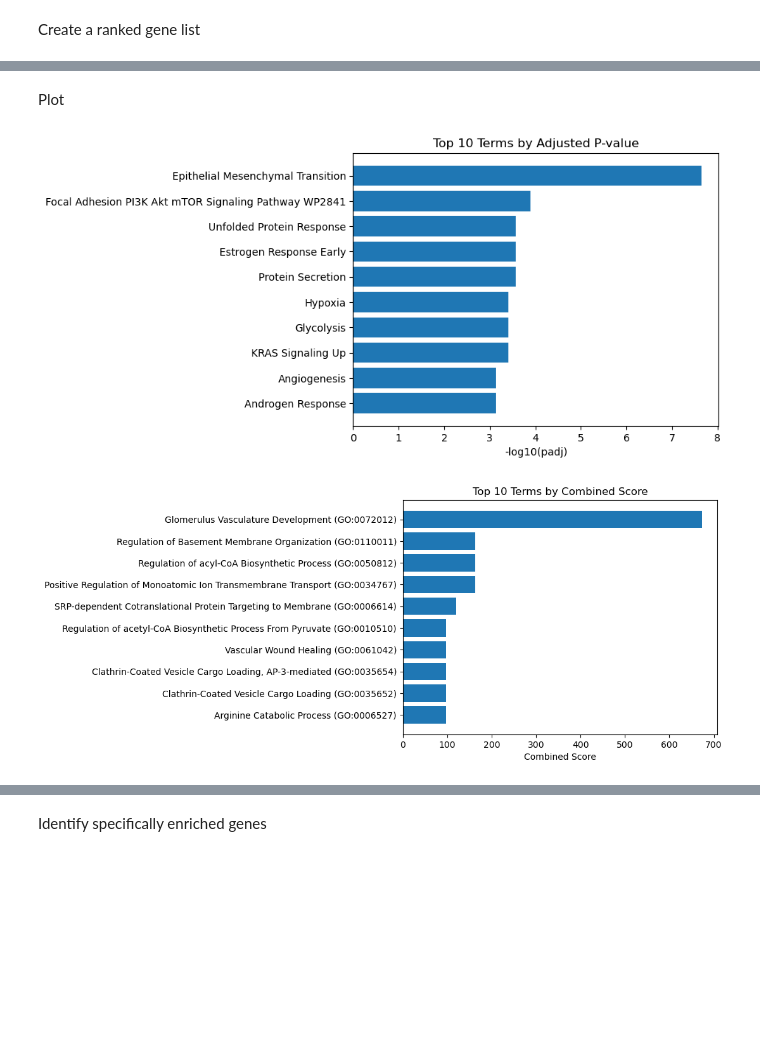
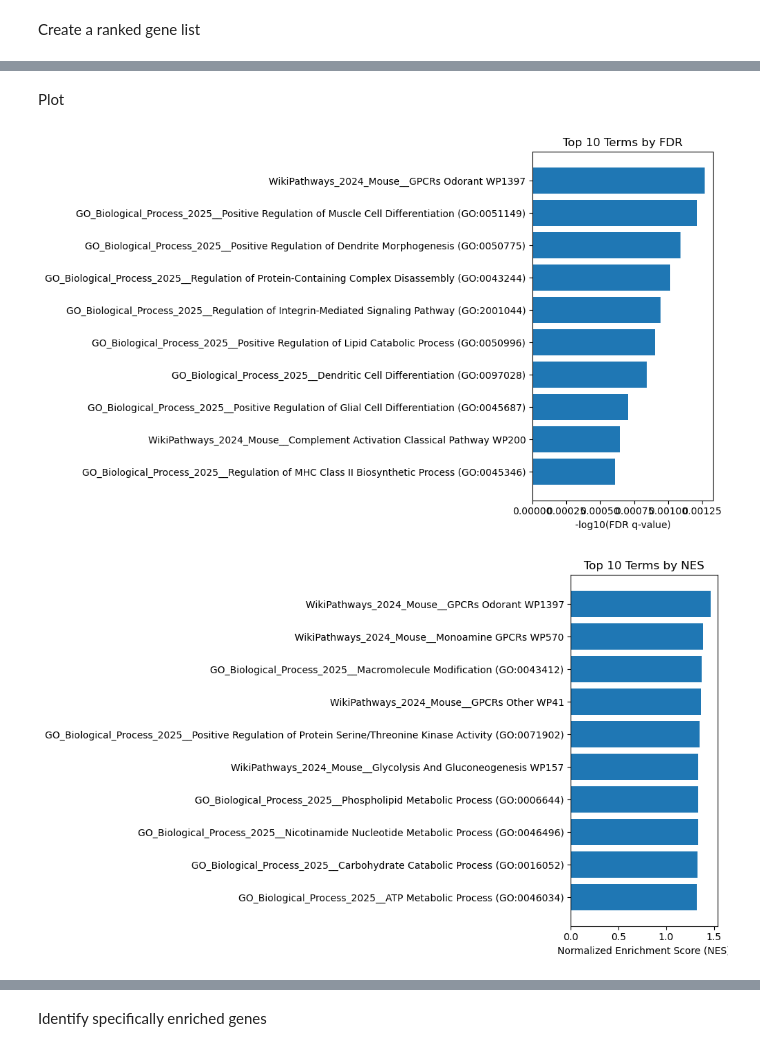
Before and after one commit to NoraWolcott/Differential-Expression-scSeq-Analysis, a Jupyter notebook: notebooks/AnalyzeDEGsFromSCSeq.ipynb, the cells around one changed output, grey strips where cells are left out. Saved outputs shown, nothing was run; the diff lists cells and outputs as text; code cells hidden in the pictures; blank space fills up the shorter version.

```diff
--- a/notebooks/AnalyzeDEGsFromSCSeq.ipynb
+++ b/notebooks/AnalyzeDEGsFromSCSeq.ipynb
@@ -114,26 +82,40 @@ enr.results.head(20)
-# %% [markdown]
-Plot
-# %%
-# First: plot bar chart ordered by p-value
-top_p = enr.results.sort_values("Adjusted P-value").head(10)
-
-plt.figure()
-plt.barh(top_p["Term"], -np.log10(top_p["Adjusted P-value"]))
-plt.xlabel("-log10(padj)")
-plt.title("Top 10 Terms by Adjusted P-value")
-plt.gca().invert_yaxis()
-plt.show()
-
-
-# Second: plot bar chart ordered by combined score
-top_score = enr.results.sort_values("Combined Score", ascending=False).head(10)
-
-plt.figure()
-plt.barh(top_score["Term"], top_score["Combined Score"])
-plt.xlabel("Combined Score")
-plt.title("Top 10 Terms by Combined Score")
-plt.gca().invert_yaxis()
-plt.show()
-# %% [output]
-[figure, removed]
-[figure, removed]
+# %% [markdown]
+Plot
+# %%
+# Make sure numeric columns are actually numeric
+results["FDR q-val"] = pd.to_numeric(results["FDR q-val"], errors="coerce")
+results["NES"] = pd.to_numeric(results["NES"], errors="coerce")
+
+# Keep only terms with valid FDR values
+plot_results = results.dropna(subset=["FDR q-val", "NES"])
+
+# 1. Top 10 terms by FDR q-value
+top_fdr = plot_results.sort_values("FDR q-val").head(10)
+
+plt.figure(figsize=(10, 6))
+plt.barh(
+    top_fdr["Term"],
+    -np.log10(top_fdr["FDR q-val"])
+)
+plt.xlabel("-log10(FDR q-value)")
+plt.title("Top 10 Terms by FDR")
+plt.gca().invert_yaxis()
+plt.tight_layout()
+plt.show()
+
+# 2. Top 10 terms by NES
+top_nes = plot_results.sort_values("NES", ascending=False).head(10)
+
+plt.figure(figsize=(10, 6))
+plt.barh(
+    top_nes["Term"],
+    top_nes["NES"]
+)
+plt.xlabel("Normalized Enrichment Score (NES)")
+plt.title("Top 10 Terms by NES")
+plt.gca().invert_yaxis()
+plt.tight_layout()
+plt.show()
+# %% [output]
+[figure, added]
+[figure, added]
```
Also changed, not shown: parts of 7 cells of this notebook.
